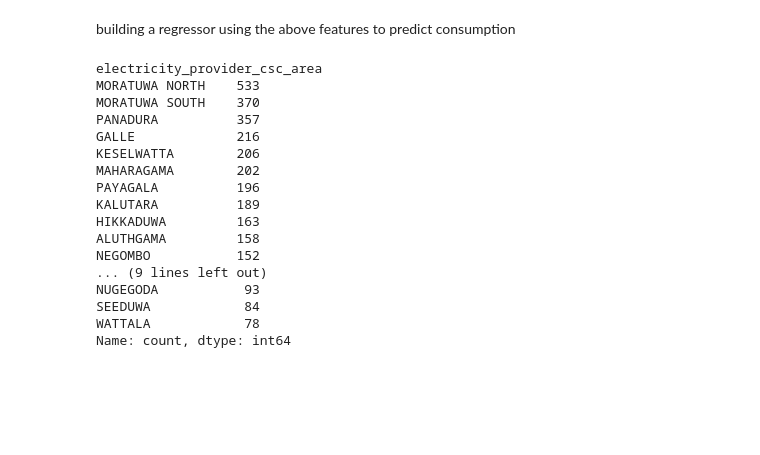
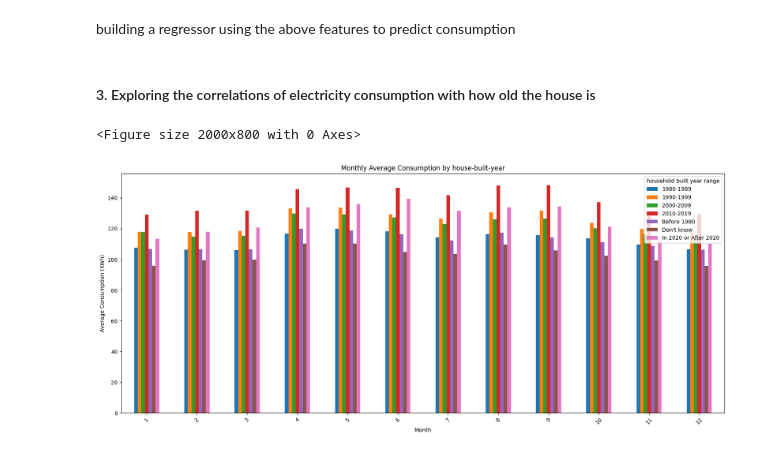
Before and after one commit to LIRNEasia/SL_electricity_consumption, a Jupyter notebook: notebooks/eda_with_nsm.ipynb, the cells around one changed output. Cells and saved outputs as stored; diff of their text form; code cells hidden in the pictures; blank space fills up the shorter version.

```diff
--- a/notebooks/eda_with_nsm.ipynb
+++ b/notebooks/eda_with_nsm.ipynb
@@ -160,22 +187,26 @@ plt.show()
 # %% [markdown]
 building a regressor using the above features to predict consumption
-# %%
-wave_1_houseinfo.electricity_provider_csc_area.value_counts()
-# %% [output]
-electricity_provider_csc_area
-MORATUWA NORTH    533
-MORATUWA SOUTH    370
-PANADURA          357
-GALLE             216
-KESELWATTA        206
-MAHARAGAMA        202
-PAYAGALA          196
-KALUTARA          189
-HIKKADUWA         163
-ALUTHGAMA         158
-NEGOMBO           152
-... (9 lines left out)
-NUGEGODA           93
-SEEDUWA            84
-WATTALA            78
-Name: count, dtype: int64
+# %% [markdown]
+#### 3. Exploring the correlations of electricity consumption with how old the house is
+# %%
+nsm_changed = nsm.merge(
+    wave_1_houseinfo[['household_ID', 'built_year_of_the_house']],
+    on='household_ID',
+    how='inner'
+)
+
+grouped = nsm_changed.groupby(['month_only', 'built_year_of_the_house'])['consumption'].mean().unstack()
+
+plt.figure(figsize=(20, 8))
+grouped.plot(kind='bar', figsize=(20, 8))
+
+plt.xlabel('Month')
+plt.ylabel('Average Consumption (KWh)')
+plt.title('Monthly Average Consumption by house-built-year')
+plt.legend(title='household built year range')
+plt.xticks(rotation=45)
+
+plt.show()
+# %% [output]
+<Figure size 2000x800 with 0 Axes>
+[figure, added]
```
Also changed, not shown: parts of 10 cells of this notebook, 6 other files.
